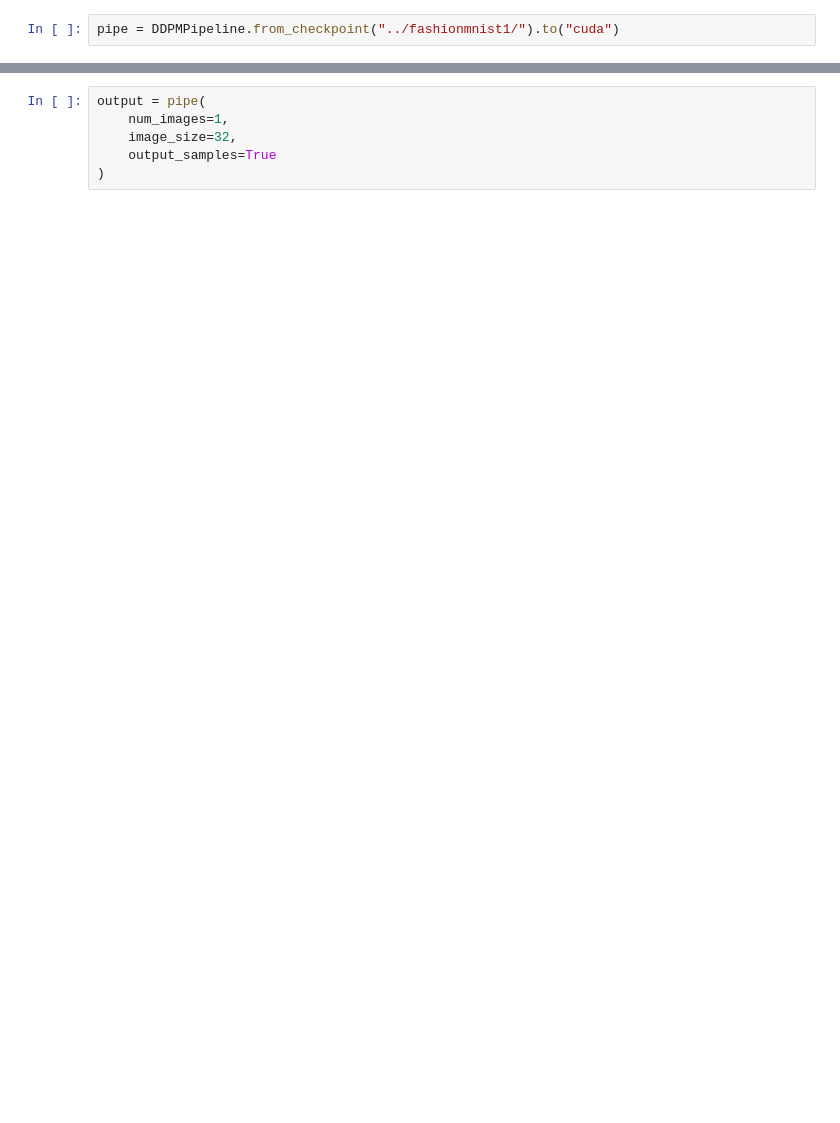
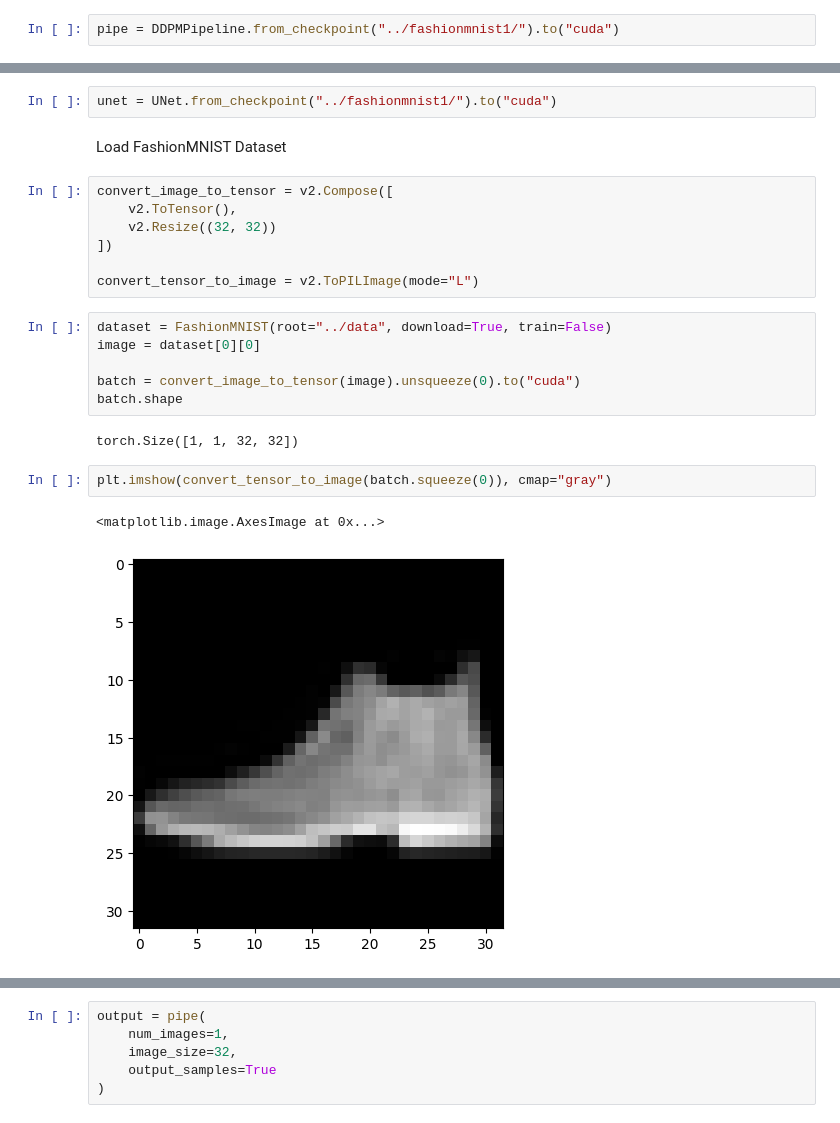
Before and after one commit to ericflip/ddpm, a Jupyter notebook: notebooks/fashion_mnist_ddpm.ipynb, the cells around one changed output, grey strips where cells are left out. Cells and saved outputs as stored; diff of their text form; blank space fills up the shorter version.

```diff
--- a/notebooks/fashion_mnist_ddpm.ipynb
+++ b/notebooks/fashion_mnist_ddpm.ipynb
@@ -10,0 +39,24 @@ pipe = DDPMPipeline.from_checkpoint("../fashionmnist1/").to("cuda")
+# %%
+unet = UNet.from_checkpoint("../fashionmnist1/").to("cuda")
+# %% [markdown]
+Load FashionMNIST Dataset
+# %%
+convert_image_to_tensor = v2.Compose([
+    v2.ToTensor(),
+    v2.Resize((32, 32))
+])
+
+convert_tensor_to_image = v2.ToPILImage(mode="L")
+# %%
+dataset = FashionMNIST(root="../data", download=True, train=False)
+image = dataset[0][0]
+
+batch = convert_image_to_tensor(image).unsqueeze(0).to("cuda")
+batch.shape
+# %% [output]
+torch.Size([1, 1, 32, 32])
+# %%
+plt.imshow(convert_tensor_to_image(batch.squeeze(0)), cmap="gray")
+# %% [output]
+<matplotlib.image.AxesImage at 0x...>
+[figure, added]
```
Also changed, not shown: parts of 22 cells of this notebook, 3 other files.
